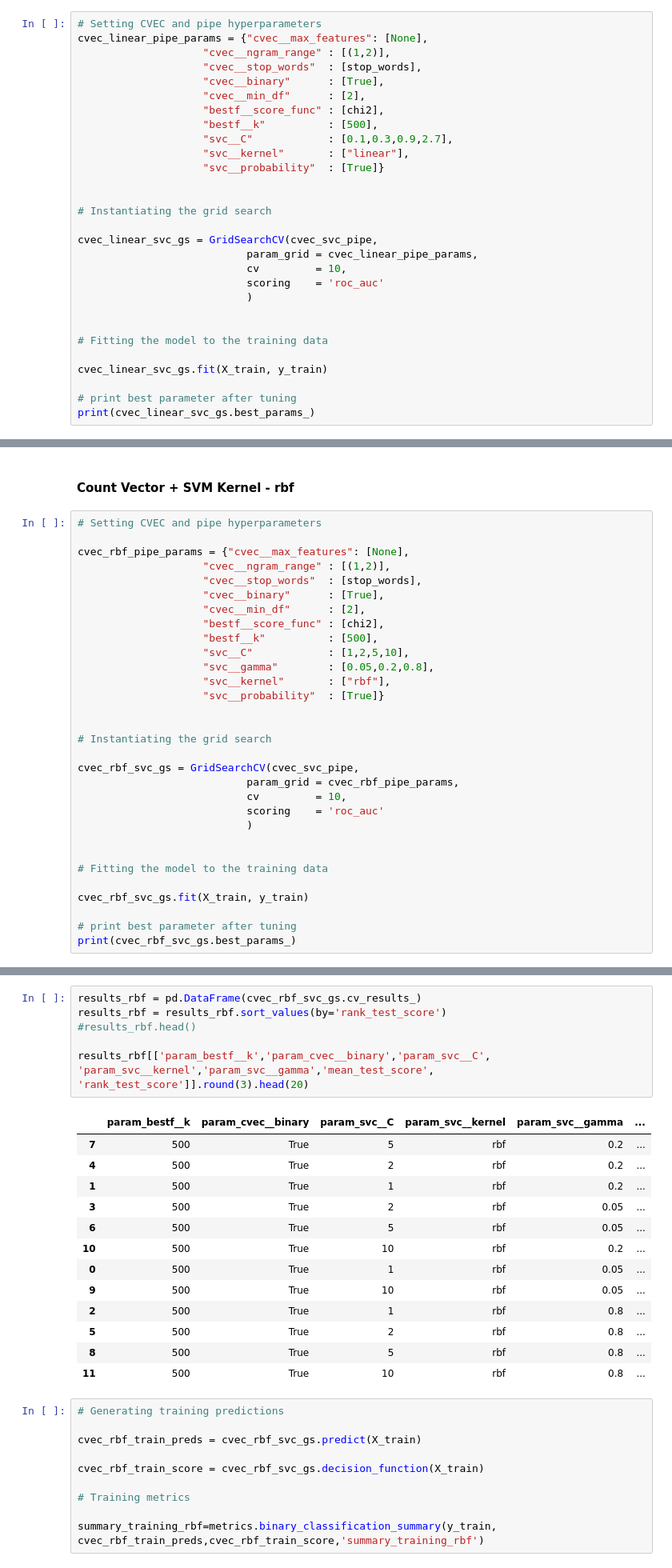
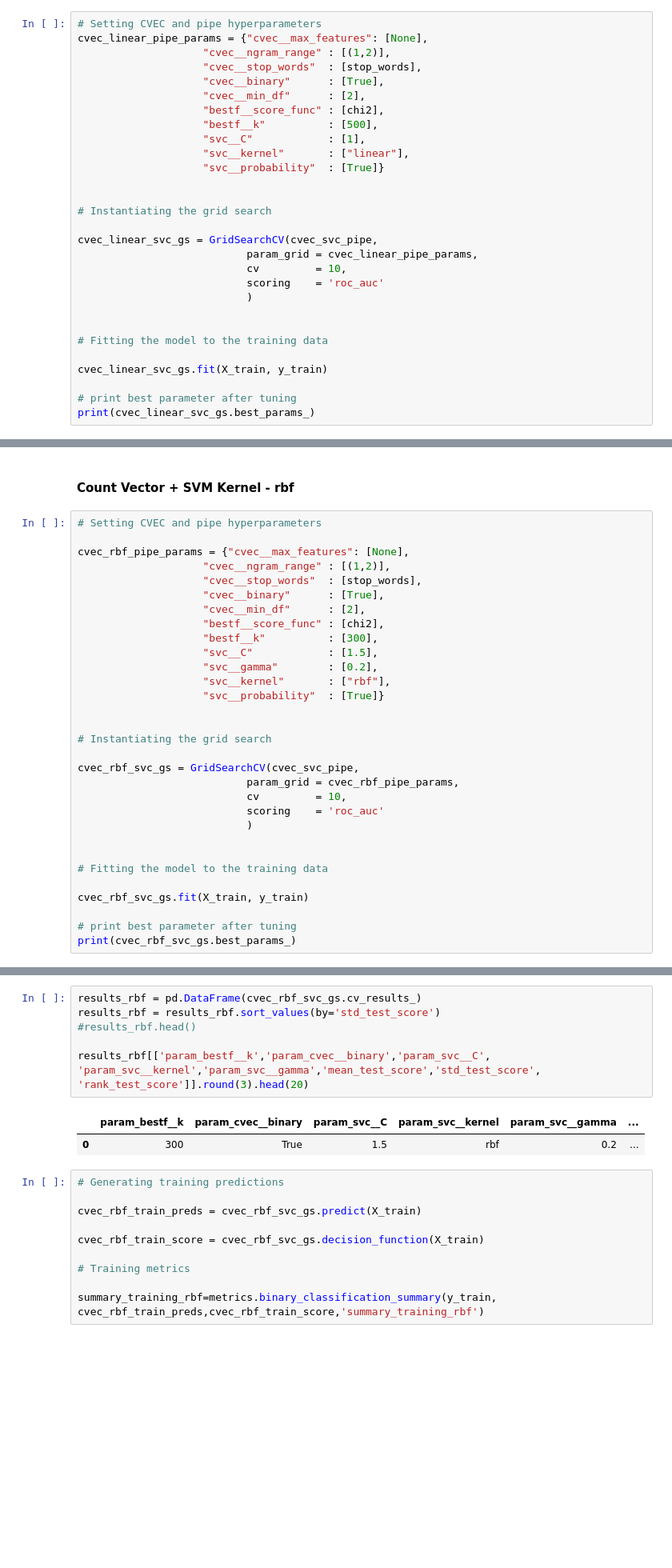
Before and after one commit to vivianyiny/eczema, a Jupyter notebook: Preprocessing & Modeling_tuning.ipynb, the cells around one changed output, grey strips where cells are left out. Shown at 80% size. Drawn from its saved outputs; the diff is of its cells as text; blank space fills up the shorter version.

```diff
--- a/Preprocessing & Modeling_tuning.ipynb
+++ b/Preprocessing & Modeling_tuning.ipynb
@@ -228,7 +231,7 @@ cvec_linear_pipe_params = {"cvec__max_features": [None],
                     "cvec__min_df"      : [2],
                     "bestf__score_func" : [chi2],
                     "bestf__k"          : [500],
-                    "svc__C"            : [0.1,0.3,0.9,2.7],
+                    "svc__C"            : [1],
                     "svc__kernel"       : ["linear"],
                     "svc__probability"  : [True]}
 
@@ -292,9 +294,9 @@ cvec_rbf_pipe_params = {"cvec__max_features": [None],
                     "cvec__binary"      : [True],
                     "cvec__min_df"      : [2],
                     "bestf__score_func" : [chi2],
-                    "bestf__k"          : [500],
-                    "svc__C"            : [1,2,5,10],
-                    "svc__gamma"        : [0.05,0.2,0.8],
+                    "bestf__k"          : [300],
+                    "svc__C"            : [1.5],
+                    "svc__gamma"        : [0.2],
                     "svc__kernel"       : ["rbf"],
                     "svc__probability"  : [True]}
 
@@ -319,23 +321,12 @@ print(cvec_rbf_svc_gs.best_params_)
 # %%
 results_rbf = pd.DataFrame(cvec_rbf_svc_gs.cv_results_)
-results_rbf = results_rbf.sort_values(by='rank_test_score')
+results_rbf = results_rbf.sort_values(by='std_test_score')
 #results_rbf.head()
 
-results_rbf[['param_bestf__k','param_cvec__binary','param_svc__C', 'param_svc__kernel','param_svc__gamma','mean_test_score', 'rank_test_score']].round(3).head(20)
+results_rbf[['param_bestf__k','param_cvec__binary','param_svc__C', 'param_svc__kernel','param_svc__gamma','mean_test_score','std_test_score', 'rank_test_score']].round(3).head(20)
 # %% [output]
 |  | param_bestf__k | param_cvec__binary | param_svc__C | param_svc__kernel | param_svc__gamma | ... |
-| 7 | 500 | True | 5 | rbf | 0.2 | ... |
-| 4 | 500 | True | 2 | rbf | 0.2 | ... |
-| 1 | 500 | True | 1 | rbf | 0.2 | ... |
-| 3 | 500 | True | 2 | rbf | 0.05 | ... |
-| 6 | 500 | True | 5 | rbf | 0.05 | ... |
-| 10 | 500 | True | 10 | rbf | 0.2 | ... |
-| 0 | 500 | True | 1 | rbf | 0.05 | ... |
-| 9 | 500 | True | 10 | rbf | 0.05 | ... |
-| 2 | 500 | True | 1 | rbf | 0.8 | ... |
-| 5 | 500 | True | 2 | rbf | 0.8 | ... |
-| 8 | 500 | True | 5 | rbf | 0.8 | ... |
-| 11 | 500 | True | 10 | rbf | 0.8 | ... |
+| 0 | 300 | True | 1.5 | rbf | 0.2 | ... |
 # %%
 # Generating training predictions
 
```
Also changed, not shown: parts of 23 cells of this notebook.
